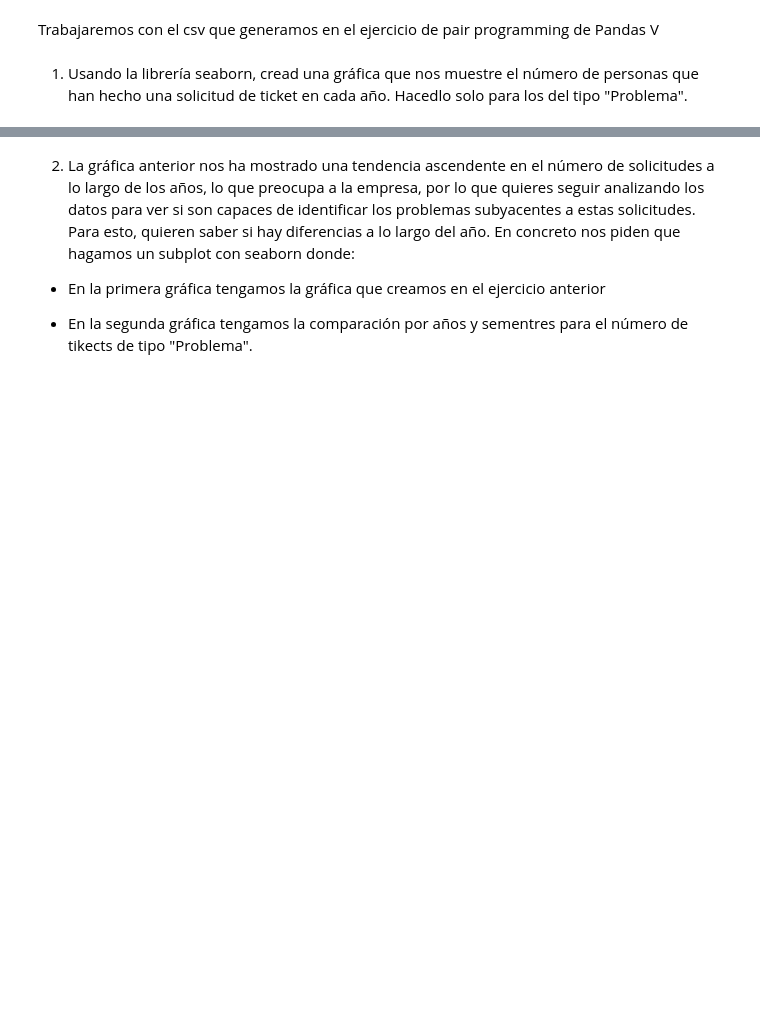
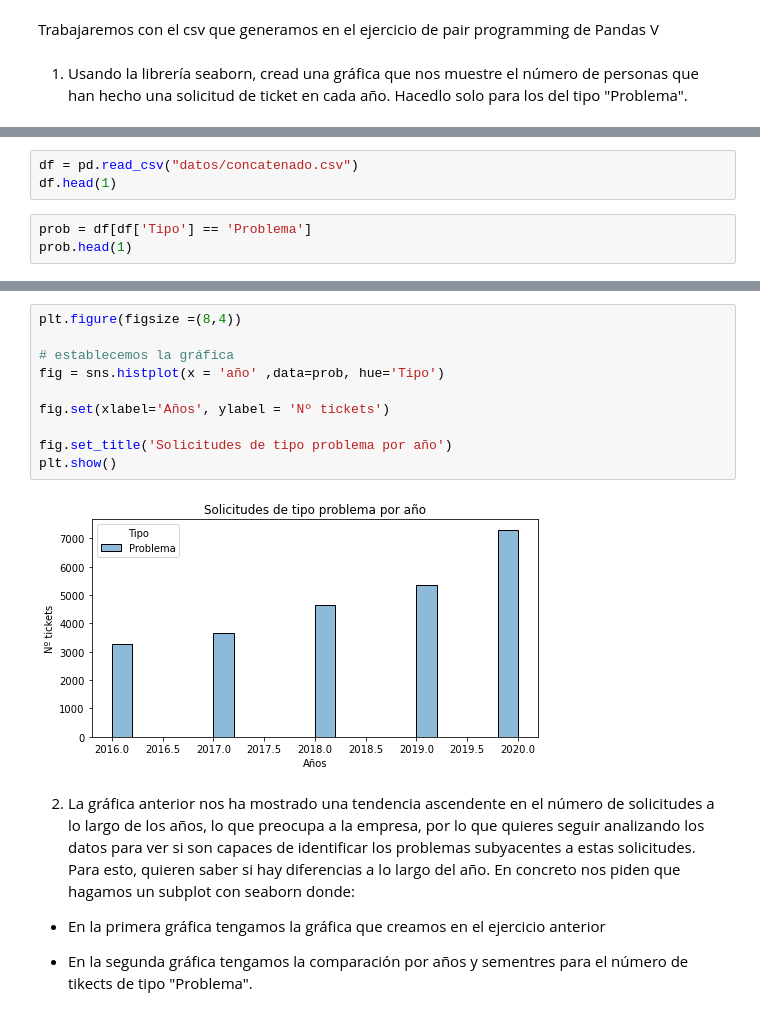
Before and after one commit to Adalab/Adalab-promo-d-da-modulo2-sprint1-Iris-Elisa, a Jupyter notebook: visualizacion/seaborn.ipynb, the cells around one changed output, grey strips where cells are left out. Drawn from its saved outputs; the diff is of its cells as text; blank space fills up the shorter version.

```diff
--- a/visualizacion/seaborn.ipynb
+++ b/visualizacion/seaborn.ipynb
@@ -4,0 +15,6 @@
+# %%
+df = pd.read_csv("datos/concatenado.csv")
+df.head(1)
+# %%
+prob = df[df['Tipo'] == 'Problema']
+prob.head(1)
@@ -5,3 +24,15 @@
+# %%
+plt.figure(figsize =(8,4))
+
+# establecemos la gráfica
+fig = sns.histplot(x = 'año' ,data=prob, hue='Tipo')
+
+fig.set(xlabel='Años', ylabel = 'Nº tickets')
+
+fig.set_title('Solicitudes de tipo problema por año')
+plt.show()
+# %% [output]
+[figure, added]
 # %% [markdown]
 2. La gráfica anterior nos ha mostrado una tendencia ascendente en el número de solicitudes a lo largo de los años, lo que preocupa a la empresa, por lo que quieres seguir analizando los datos para ver si son capaces de identificar los problemas subyacentes a estas solicitudes. Para esto, quieren saber si hay diferencias a lo largo del año. En concreto nos piden que hagamos un subplot con seaborn donde:
 
```
Also changed, not shown: parts of 5 cells of this notebook.
